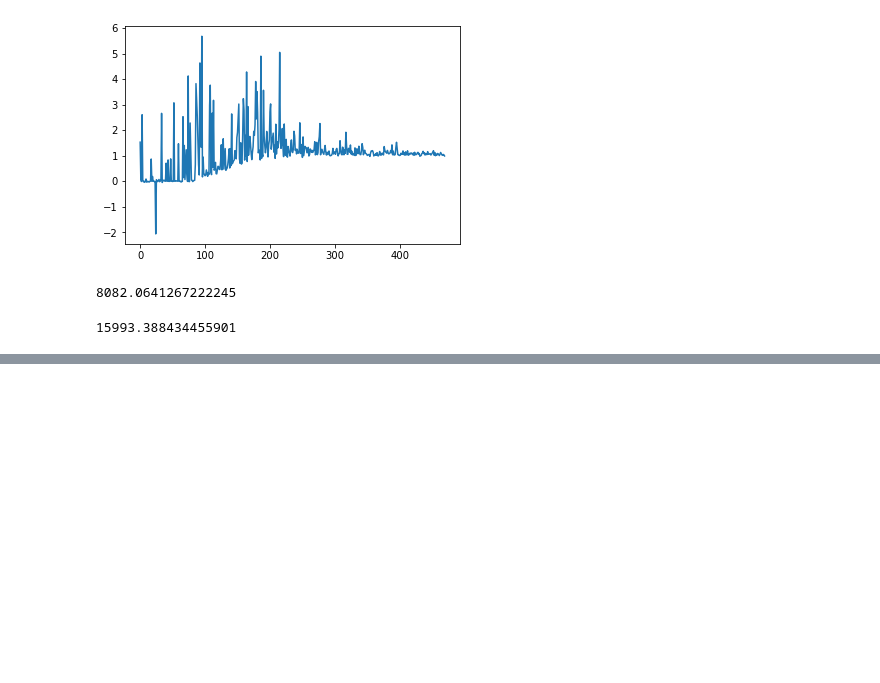
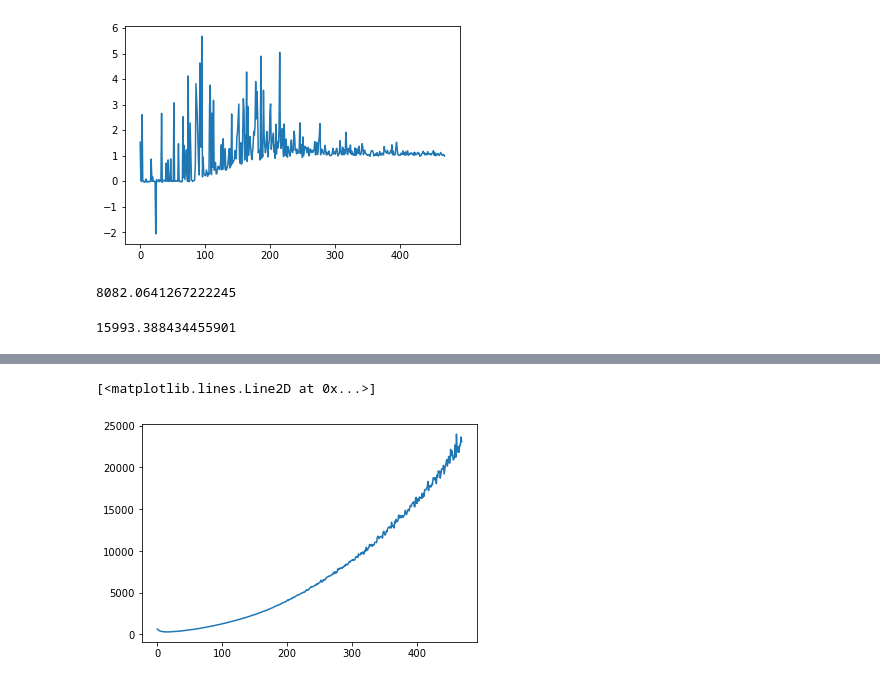
Before and after one commit to mrpatrick1991/thesis, a Jupyter notebook: figures/chapter_4/optimization_left_preconditioner/Untitled.ipynb, the cells around one changed output, grey strips where cells are left out. Cells and saved outputs as stored; diff of their text form; code cells hidden in the pictures; blank space fills up the shorter version.

```diff
--- a/figures/chapter_4/optimization_left_preconditioner/Untitled.ipynb
+++ b/figures/chapter_4/optimization_left_preconditioner/Untitled.ipynb
@@ -142,0 +219,5 @@ np.linalg.cond(R)
+# %%
+plt.plot(res.x[0])
+# %% [output]
+[<matplotlib.lines.Line2D at 0x...>]
+[figure, added]
```
Also changed, not shown: parts of 14 cells of this notebook, 7 other files.
